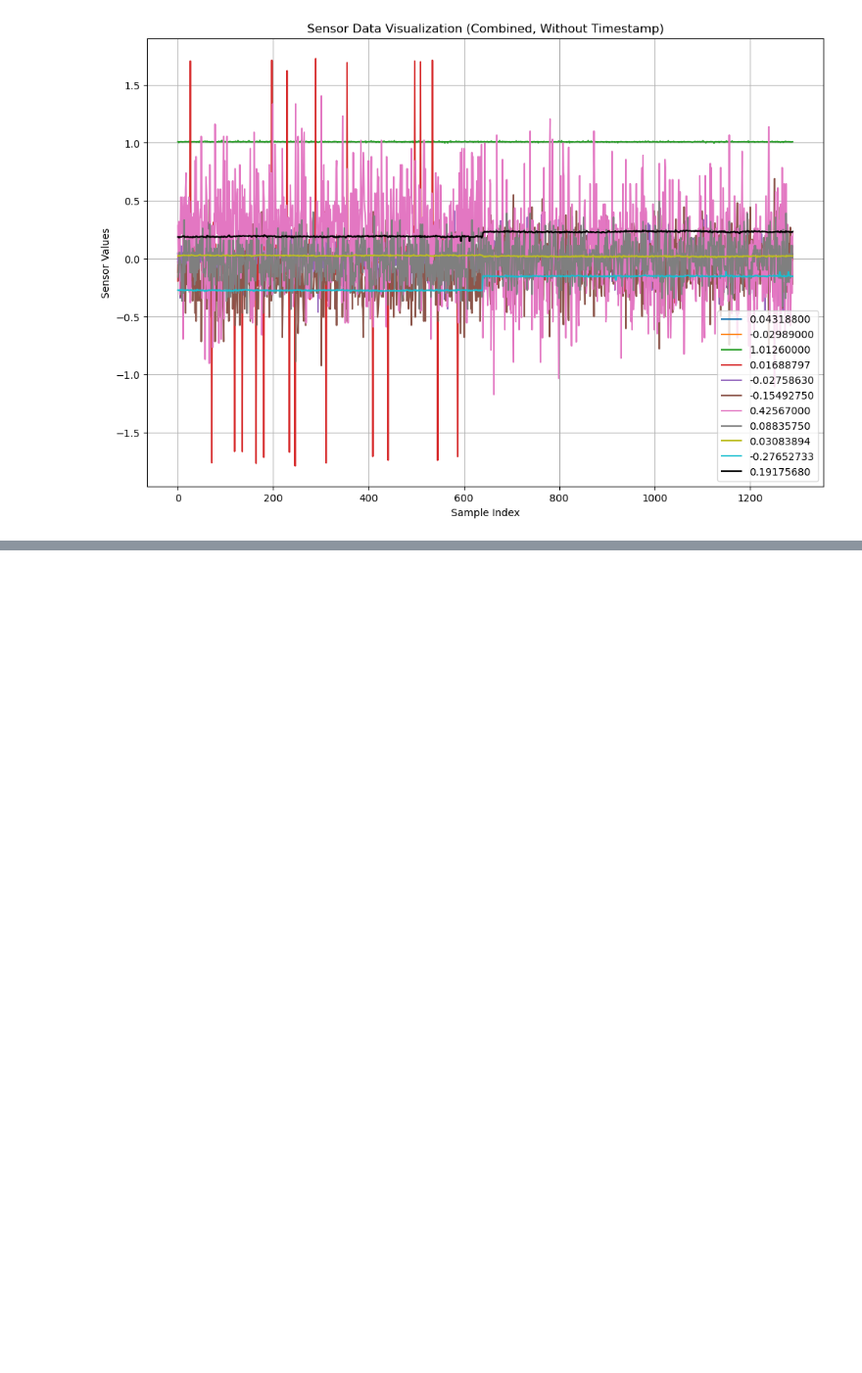
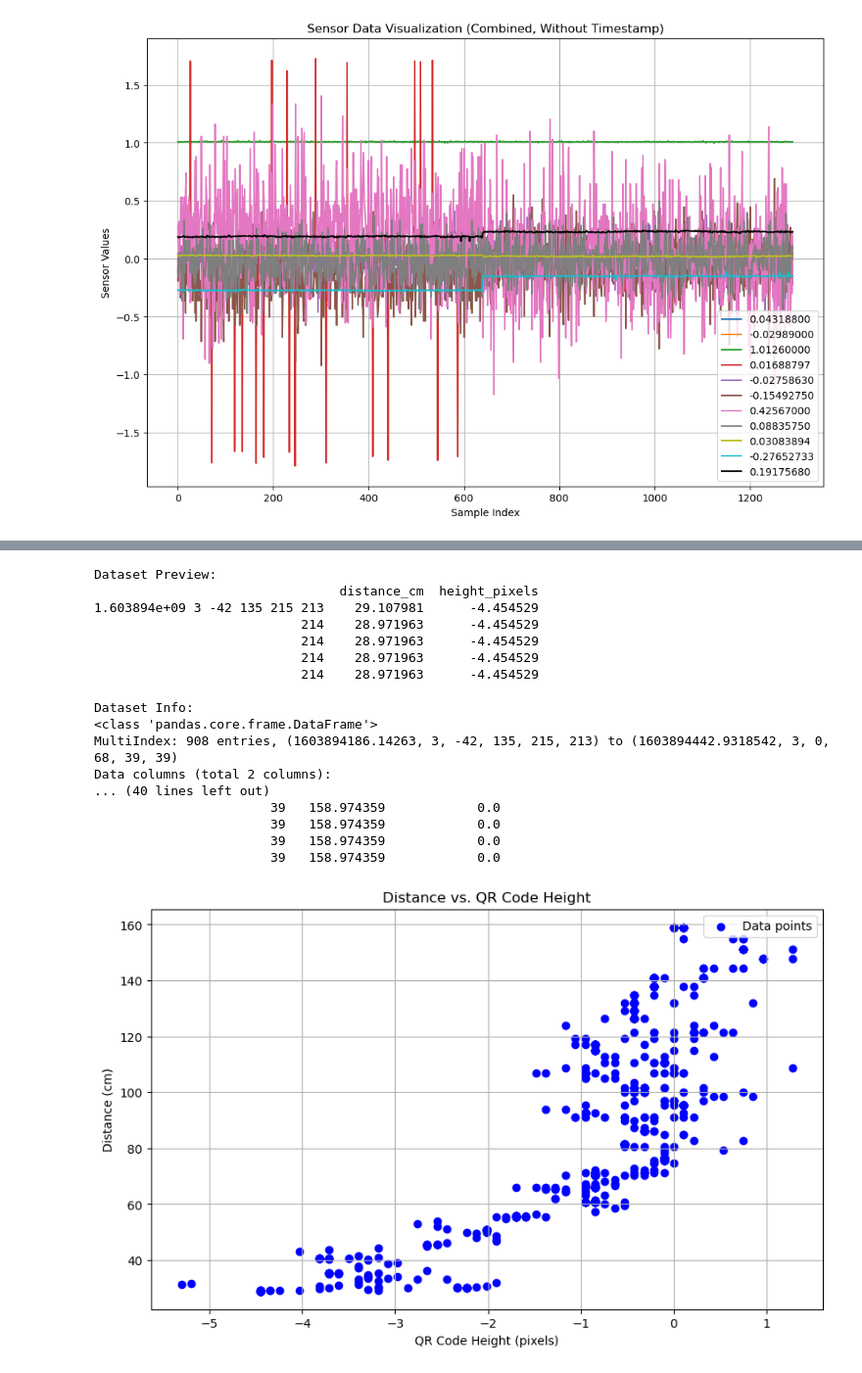
Before and after one commit to g1ftware/Sensor-Fusion-, a Jupyter notebook: Localization and Tracking Project/part 1/SensorFusionProject_part1.ipynb, the cells around one changed output, grey strips where cells are left out. Shown at 98% size. Cells and saved outputs as stored; diff of their text form; code cells hidden in the pictures; blank space fills up the shorter version.

```diff
--- a/Localization and Tracking Project/part 1/SensorFusionProject_part1.ipynb
+++ b/Localization and Tracking Project/part 1/SensorFusionProject_part1.ipynb
@@ -94,0 +536,77 @@ Data Preview:
+# %%
+# Load the dataset
+file_path = 'camera_reading_task3.csv'  # Ensure the correct path
+data = pd.read_csv(file_path, names=["distance_cm", "height_pixels"])
+
+# Preview the first few rows
+print("Dataset Preview:")
+print(data.head())
+
+# Check for missing or incorrect values
+print("\nDataset Info:")
+print(data.info())
+
+# Summary statistics
+print("\nSummary Statistics:")
+print(data.describe())
+
+# Check for NaN or 0 values
+print("\nCheck for NaN or Zero Values:")
+print(data[(data['distance_cm'] == 0) | (data['height_pixels'] == 0) | (data.isna().any(axis=1))])
+
+
+# Scatter plot of distance vs. height
+plt.figure(figsize=(10, 6))
+plt.scatter(data['height_pixels'], data['distance_cm'], label='Data points', color='blue')
+plt.xlabel('QR Code Height (pixels)')
+plt.ylabel('Distance (cm)')
+plt.title('Distance vs. QR Code Height')
+plt.grid(True)
+plt.legend()
+plt.show()
+
+
+# 데이터 분포 확인
+print(data['height_pixels'].describe())
+print(data['distance_cm'].describe())
+
+# Adjusted filtering conditions
+filtered_data = data[(data['height_pixels'] > 0) &
+                     (data['height_pixels'] < 2.0) &
+                     (data['distance_cm'] > 30) &
+                     (data['distance_cm'] < 160)]
+
+
+# Check the filtered data
+print(f"Filtered Data Size: {filtered_data.shape}")
+print(filtered_data.describe())
+
+
+# Visualize filtered data
+plt.figure(figsize=(10, 6))
+plt.scatter(filtered_data['height_pixels'], filtered_data['distance_cm'], label='Filtered Data Points', color='green')
+plt.xlabel('QR Code Height (pixels)')
+plt.ylabel('Distance (cm)')
+plt.title('Filtered Distance vs. QR Code Height')
+plt.grid(True)
+plt.legend()
+plt.show()
+# %% [output]
+Dataset Preview:
+                                distance_cm  height_pixels
+1.603894e+09 3 -42 135 215 213    29.107981      -4.454529
+                           214    28.971963      -4.454529
+                           214    28.971963      -4.454529
+                           214    28.971963      -4.454529
+                           214    28.971963      -4.454529
+
+Dataset Info:
+<class 'pandas.core.frame.DataFrame'>
+MultiIndex: 908 entries, (1603894186.14263, 3, -42, 135, 215, 213) to (1603894442.9318542, 3, 0, 68, 39, 39)
+Data columns (total 2 columns):
+... (40 lines left out)
+                       39   158.974359            0.0
+                       39   158.974359            0.0
+                       39   158.974359            0.0
+                       39   158.974359            0.0
+[figure, added]
```
Also changed, not shown: parts of 17 cells of this notebook.
